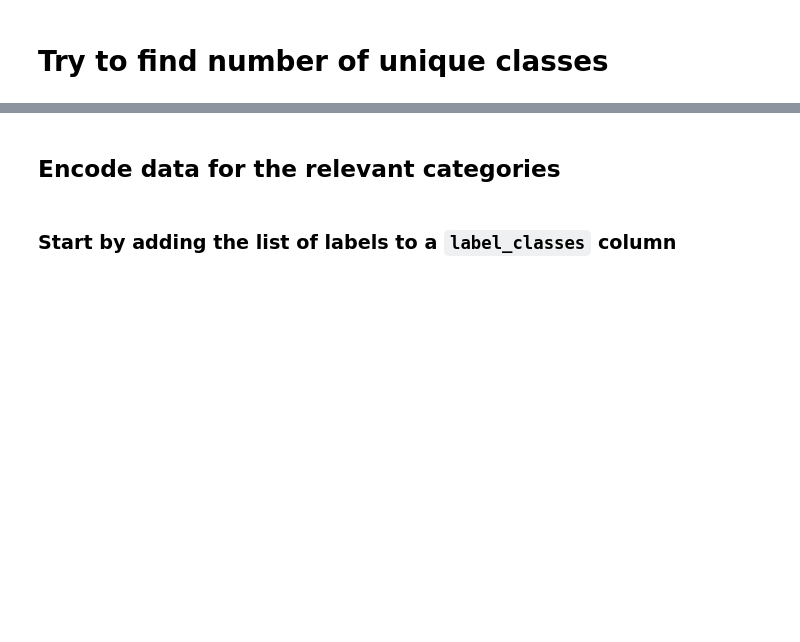
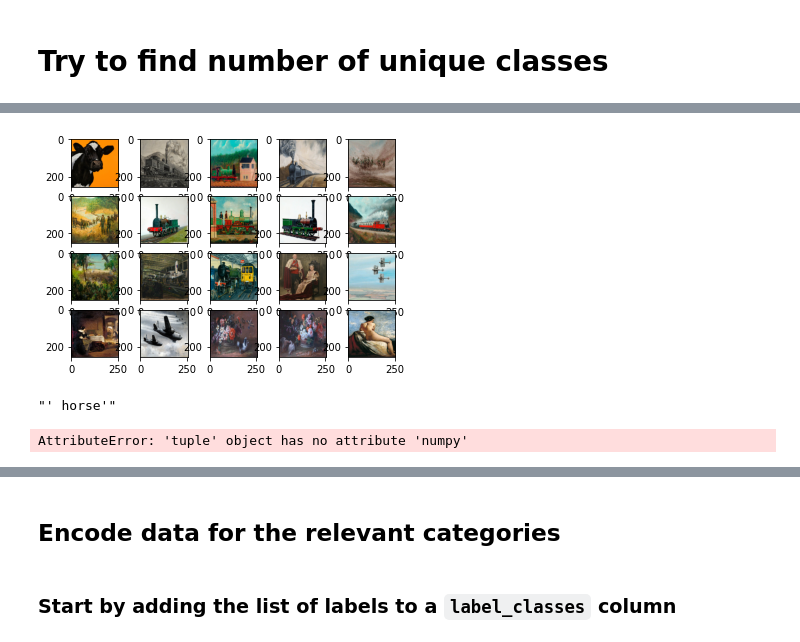
Before and after one commit to erniesg/Art-API, a Jupyter notebook: notebooks/ernie_playground_baseline.ipynb, the cells around one changed output, grey strips where cells are left out. Saved outputs shown, nothing was run; the diff lists cells and outputs as text; code cells hidden in the pictures; blank space fills up the shorter version.

```diff
--- a/notebooks/ernie_playground_baseline.ipynb
+++ b/notebooks/ernie_playground_baseline.ipynb
@@ -45,0 +187,19 @@ df_yourpaintings
+# %%
+for index, row in test.iterrows():
+    img_file = str(row["filename"])
+    image = Image.open(os.path.join(PATH_YOURPAINTINGS, img_file))
+    image = tf.convert_to_tensor(image)
+    image = resize_and_rescale(image)
+#    prepare(image, augment=True)
+    ax = plt.subplot(4, 5, index + 1)
+    plt.imshow(image)
+    imgs.append(image)
+# %% [output]
+[figure, added]
+# %%
+i = random.randrange(0, 20)
+image = imgs[i]
+label = test.iloc[i]['Labels']
+label
+# %% [output]
+"' horse'"
@@ -45,0 +208,4 @@ df_yourpaintings
+# %%
+plt.imshow(augmented.numpy())
+# %% [output]
+AttributeError: 'tuple' object has no attribute 'numpy'
```
Also changed, not shown: parts of 33 cells of this notebook, 4 other files.
